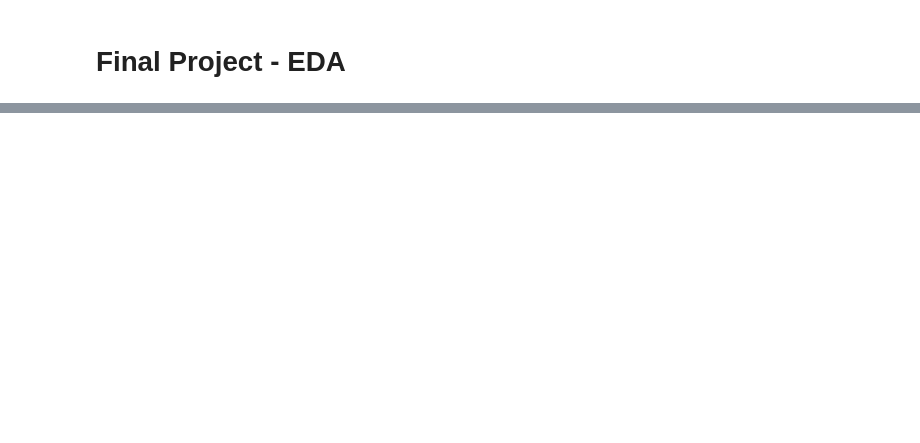
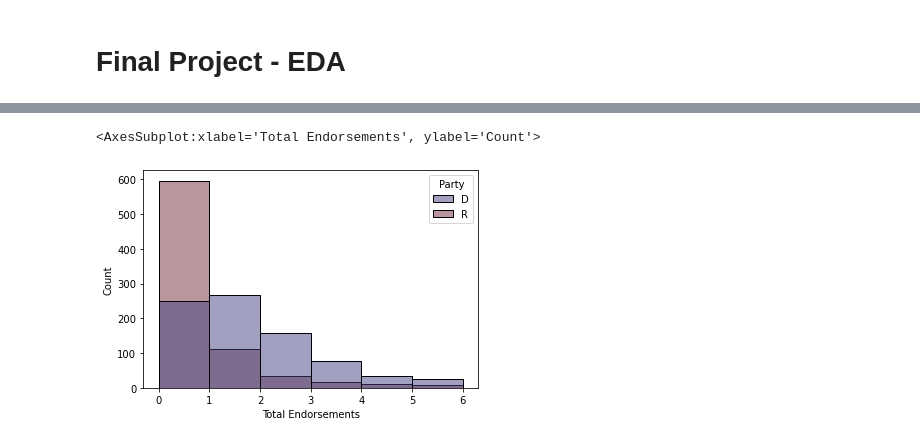
Before and after one commit to vsodem/d102_final_project, a Jupyter notebook: project.ipynb, the cells around one changed output, grey strips where cells are left out. Cells and saved outputs as stored; diff of their text form; code cells hidden in the pictures; blank space fills up the shorter version.

```diff
--- a/project.ipynb
+++ b/project.ipynb
@@ -82,0 +192,13 @@ more EDA
+# %%
+# Categorical
+# Total Endorsements vs Count
+
+# This histogram shows us the distribution of endorsements across each party. We can see that Republican endorsements
+# are skewed to the right and that they are more conservative in endorsing people (most are not endorsed or only endorsed by 1).
+# The Democrats have a distribution of endorsements that is more uniform but follows the same trend that most people are not
+# endorsed. We suspect that Republicans may be endorsed by less groups, but those groups may be more wealthy.
+
+sns.histplot(data=all_cand, x="Total Endorsements", hue="Party", bins=6, palette="icefire")
+# %% [output]
+<AxesSubplot:xlabel='Total Endorsements', ylabel='Count'>
+[figure, added]
```
Also changed, not shown: parts of 26 cells of this notebook.
